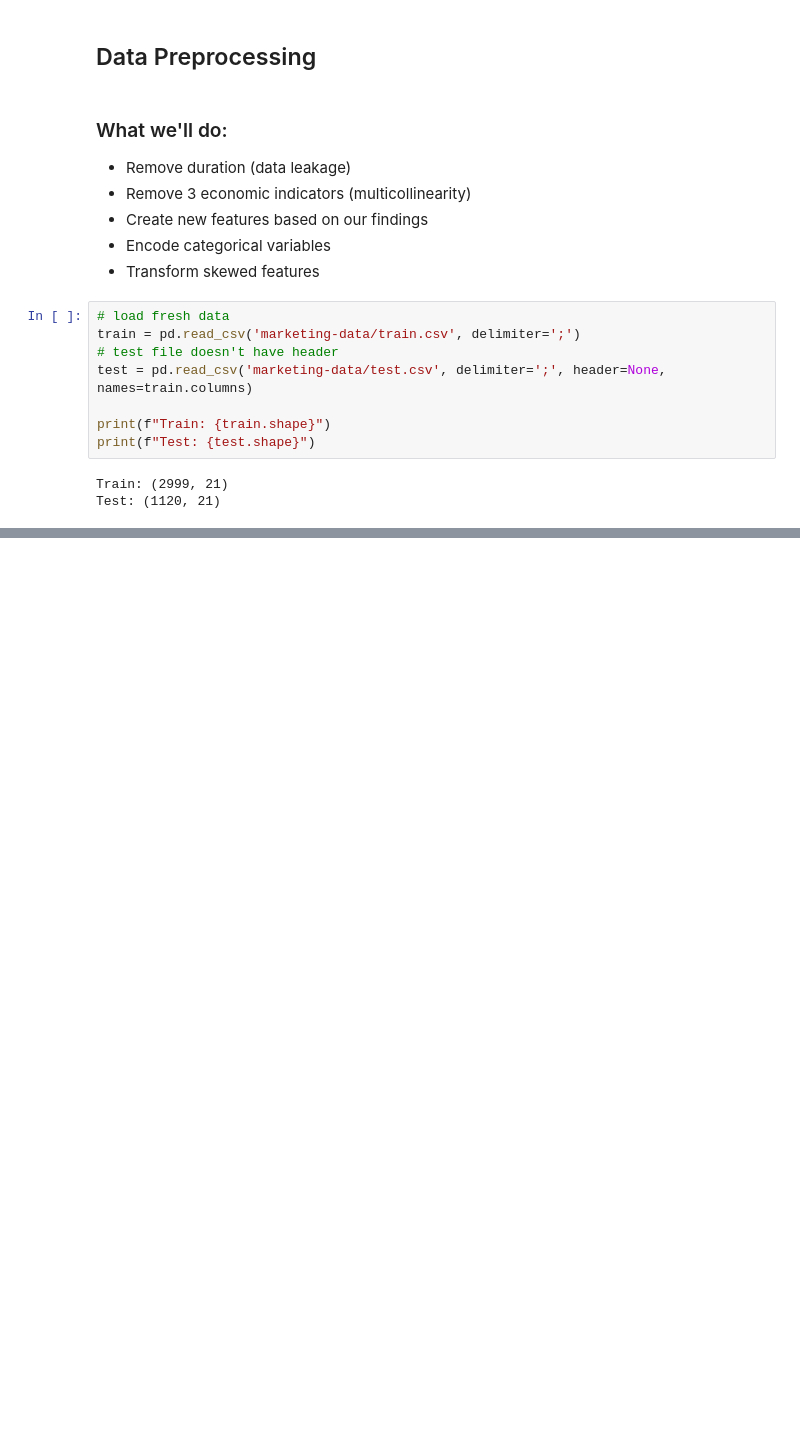
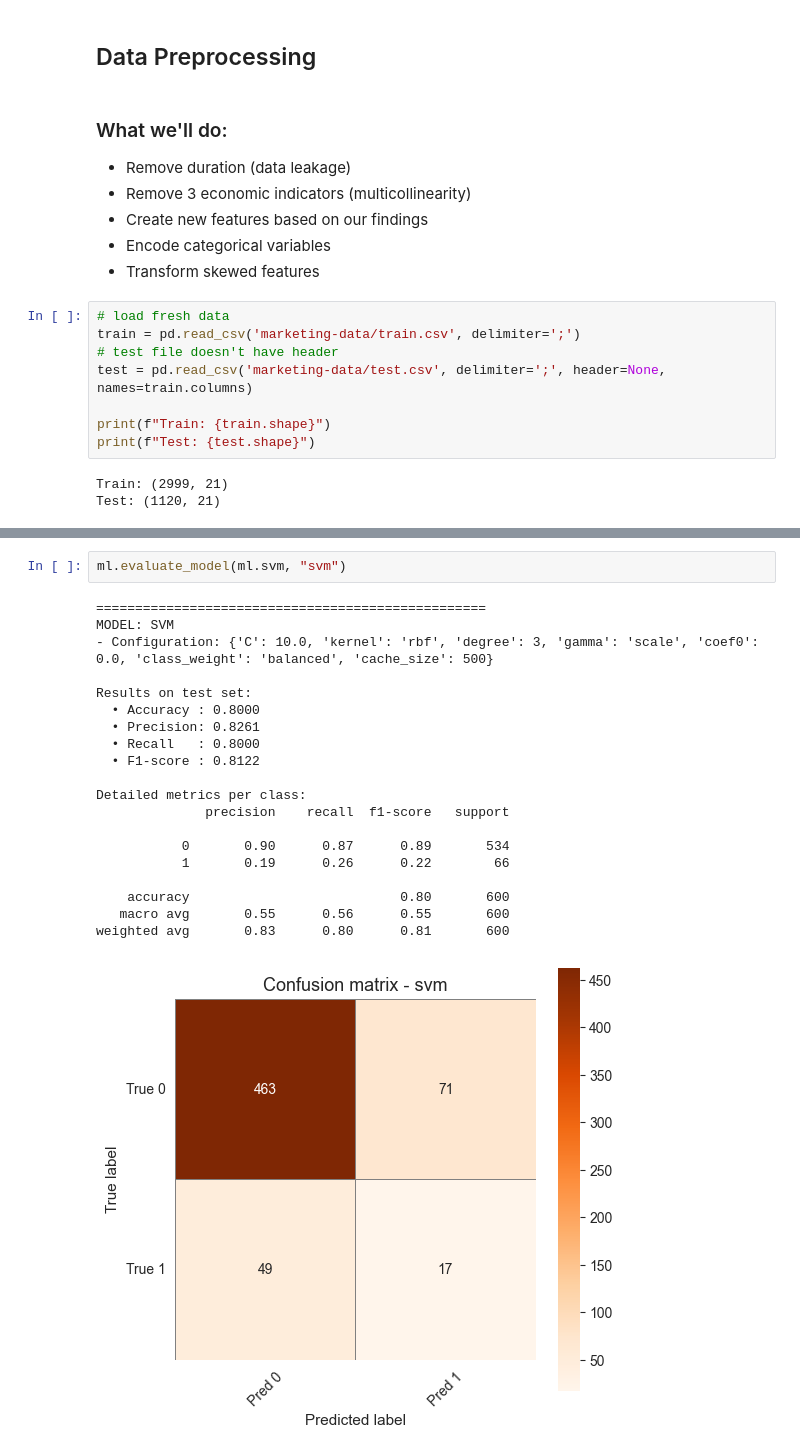
Before and after one commit to pnlong2706/data-mining, a Jupyter notebook: marketing_exploration_final.ipynb, the cells around one changed output, grey strips where cells are left out. Saved outputs shown, nothing was run; the diff lists cells and outputs as text; blank space fills up the shorter version.

```diff
--- a/marketing_exploration_final.ipynb
+++ b/marketing_exploration_final.ipynb
@@ -857,0 +1141,23 @@ Expected impact:
+# %%
+ml.evaluate_model(ml.svm, "svm")
+# %% [output]
+==================================================
+MODEL: SVM
+- Configuration: {'C': 10.0, 'kernel': 'rbf', 'degree': 3, 'gamma': 'scale', 'coef0': 0.0, 'class_weight': 'balanced', 'cache_size': 500}
+
+Results on test set:
+  • Accuracy : 0.8000
+  • Precision: 0.8261
+  • Recall   : 0.8000
+  • F1-score : 0.8122
+
+Detailed metrics per class:
+              precision    recall  f1-score   support
+
+           0       0.90      0.87      0.89       534
+           1       0.19      0.26      0.22        66
+
+    accuracy                           0.80       600
+   macro avg       0.55      0.56      0.55       600
+weighted avg       0.83      0.80      0.81       600
+[figure, added]
```
Also changed, not shown: parts of 45 cells of this notebook, 2 other files.
